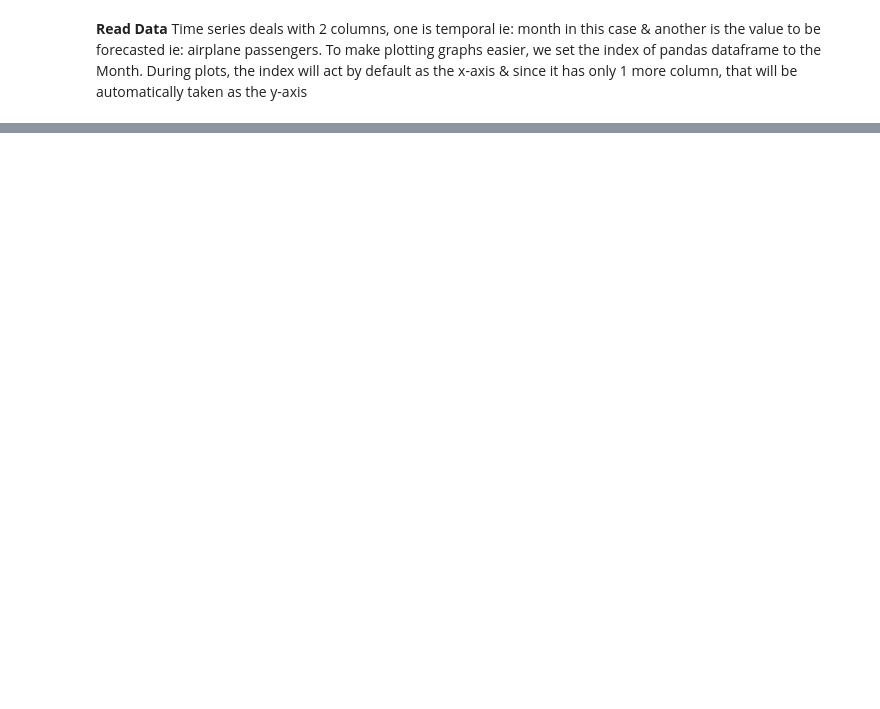
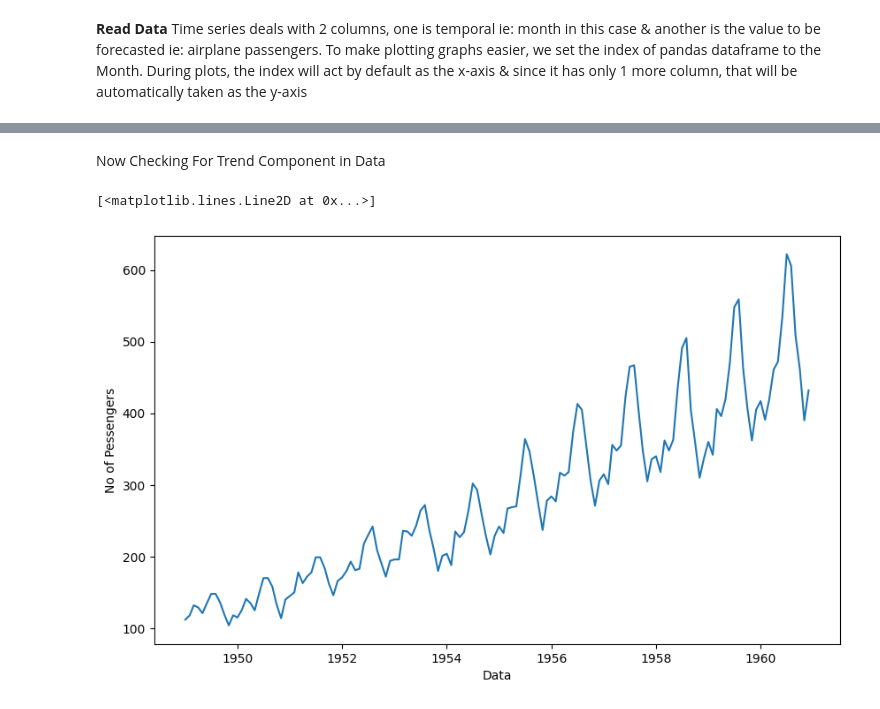
Before and after one commit to prateekkosta/Machine-Learning-Models, a Jupyter notebook: Time_Series_Modeling.ipynb, the cells around one changed output, grey strips where cells are left out. Cells and saved outputs as stored; diff of their text form; code cells hidden in the pictures; blank space fills up the shorter version.

```diff
--- a/Time_Series_Modeling.ipynb
+++ b/Time_Series_Modeling.ipynb
@@ -41,4 +52,4 @@ Time series deals with 2 columns, one is temporal ie: month in this case & anoth
 # %%
 import io
 from google.colab import files
-uploaded= files.upload
+uploaded= files.upload()
@@ -44,0 +59,4 @@ uploaded= files.upload
+# %%
+dataset= pd.read_csv(io.BytesIO(uploaded['AirPassengers.csv']))
+
+dataset.head(10)
@@ -44,0 +101,2 @@ uploaded= files.upload
+# %%
+dataset['Month']= pd.to_datetime(dataset['Month'], infer_datetime_format= True)
@@ -44,0 +117,4 @@ uploaded= files.upload
+# %%
+indexedDataset= dataset.set_index(['Month'])
+
+indexedDataset.head(5)
@@ -44,0 +129,11 @@ uploaded= files.upload
+# %% [markdown]
+Now Checking For Trend Component in Data
+# %%
+# Plotting Graph
+
+plt.xlabel('Data')
+plt.ylabel('No of Pessengers')
+plt.plot(indexedDataset)
+# %% [output]
+[<matplotlib.lines.Line2D at 0x...>]
+[figure, added]
```
Also changed, not shown: parts of 14 cells of this notebook.
